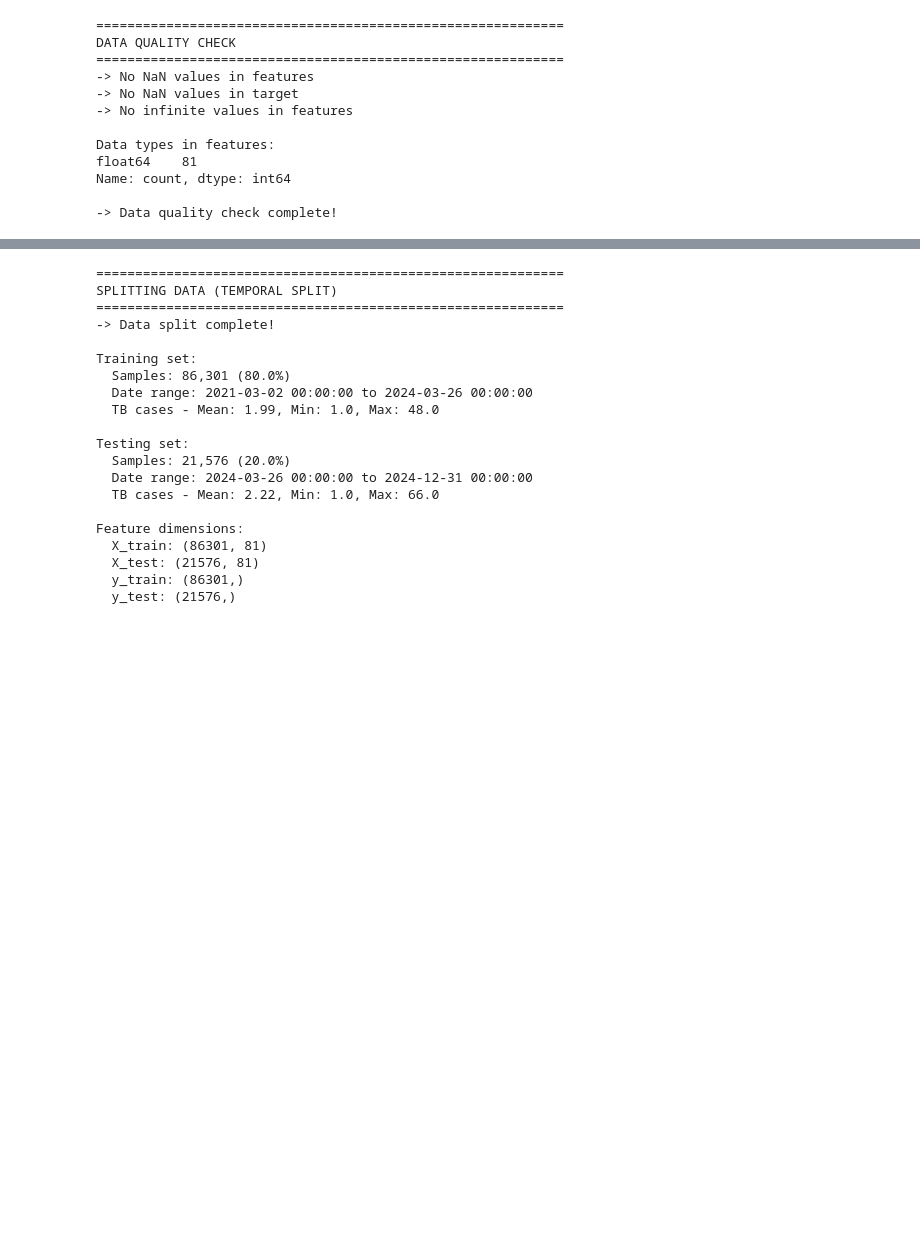
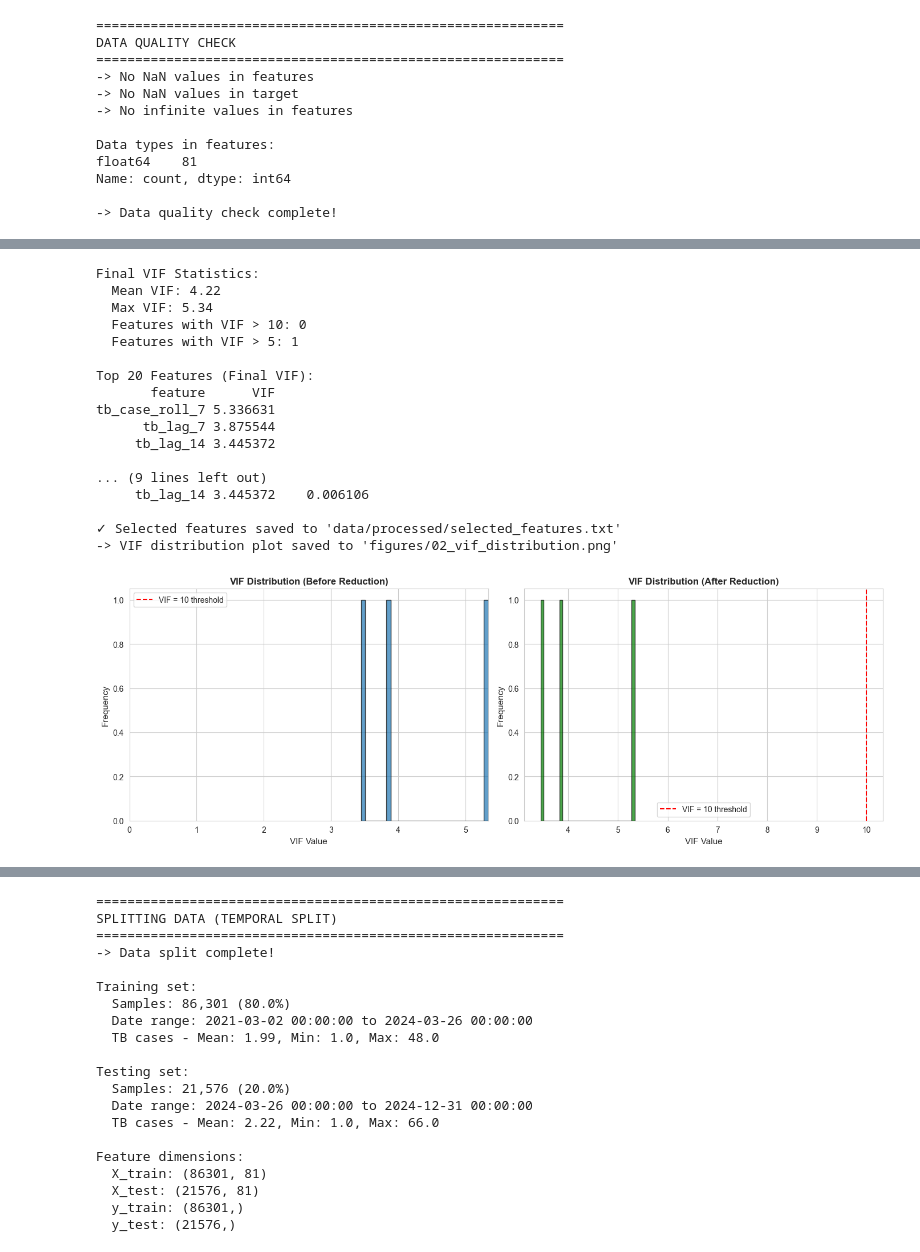
Before and after one commit to rhythm-bhattarai/TB-Prediction, a Jupyter notebook: notebooks/03_model_development.ipynb, the cells around one changed output, grey strips where cells are left out. Cells and saved outputs as stored; diff of their text form; code cells hidden in the pictures; blank space fills up the shorter version.

```diff
--- a/notebooks/03_model_development.ipynb
+++ b/notebooks/03_model_development.ipynb
@@ -179,0 +447,76 @@ Name: count, dtype: int64
+# %%
+X_train_final = X_train[selected_features].copy()
+final_vif_df = calculate_vif(X_train_final)
+
+print(f"\nFinal VIF Statistics:")
+print(f"  Mean VIF: {final_vif_df['VIF'].mean():.2f}")
+print(f"  Max VIF: {final_vif_df['VIF'].max():.2f}")
+print(f"  Features with VIF > 10: {(final_vif_df['VIF'] > 10).sum()}")
+print(f"  Features with VIF > 5: {(final_vif_df['VIF'] > 5).sum()}")
+
+print(f"\nTop 20 Features (Final VIF):")
+print(final_vif_df.head(20).to_string(index=False))
+
+print("\n" + "="*60)
+print("STEP 5: FINAL FEATURE SET")
+print("="*60)
+
+# Merge with importance for final analysis
+final_features_df = final_vif_df.merge(
+    feature_importance_df[['feature', 'importance']],
+    on='feature'
+).sort_values('importance', ascending=False)
+
+print(f"-> Final selected features: {len(selected_features)}")
+print(f"\nFeature Summary (Top 30):")
+print(final_features_df.head(30).to_string(index=False))
+
+# Save selected features
+with open('data/processed/selected_features.txt', 'w') as f:
+    for feature in selected_features:
+        f.write(f"{feature}\n")
+print(f"\n✓ Selected features saved to 'data/processed/selected_features.txt'")
+
+# Plot VIF distribution
+fig, axes = plt.subplots(1, 2, figsize=(14, 5))
+
+# Before VIF reduction (Tier 1+2)
+axes[0].hist(vif_df['VIF'], bins=30, edgecolor='black', alpha=0.7)
+axes[0].axvline(x=10, color='red', linestyle='--', label='VIF = 10 threshold')
+axes[0].set_xlabel('VIF Value', fontsize=11)
+axes[0].set_ylabel('Frequency', fontsize=11)
+axes[0].set_title('VIF Distribution (Before Reduction)', fontsize=12, fontweight='bold')
+axes[0].legend()
+axes[0].set_xlim(0, min(vif_df['VIF'].max(), 200))
+
+# After VIF reduction
+axes[1].hist(final_vif_df['VIF'], bins=30, edgecolor='black', alpha=0.7, color='green')
+axes[1].axvline(x=10, color='red', linestyle='--', label='VIF = 10 threshold')
+axes[1].set_xlabel('VIF Value', fontsize=11)
+axes[1].set_ylabel('Frequency', fontsize=11)
+axes[1].set_title('VIF Distribution (After Reduction)', fontsize=12, fontweight='bold')
+axes[1].legend()
+
+plt.tight_layout()
+plt.savefig('figures/02_vif_distribution.png', dpi=300, bbox_inches='tight')
+print(f"-> VIF distribution plot saved to 'figures/02_vif_distribution.png'")
+plt.show()
+# %% [output]
+Final VIF Statistics:
+  Mean VIF: 4.22
+  Max VIF: 5.34
+  Features with VIF > 10: 0
+  Features with VIF > 5: 1
+
+Top 20 Features (Final VIF):
+       feature      VIF
+tb_case_roll_7 5.336631
+      tb_lag_7 3.875544
+     tb_lag_14 3.445372
+
+... (9 lines left out)
+     tb_lag_14 3.445372    0.006106
+
+✓ Selected features saved to 'data/processed/selected_features.txt'
+-> VIF distribution plot saved to 'figures/02_vif_distribution.png'
+[figure, added]
```
Also changed, not shown: parts of 11 cells of this notebook, 11 other files.
